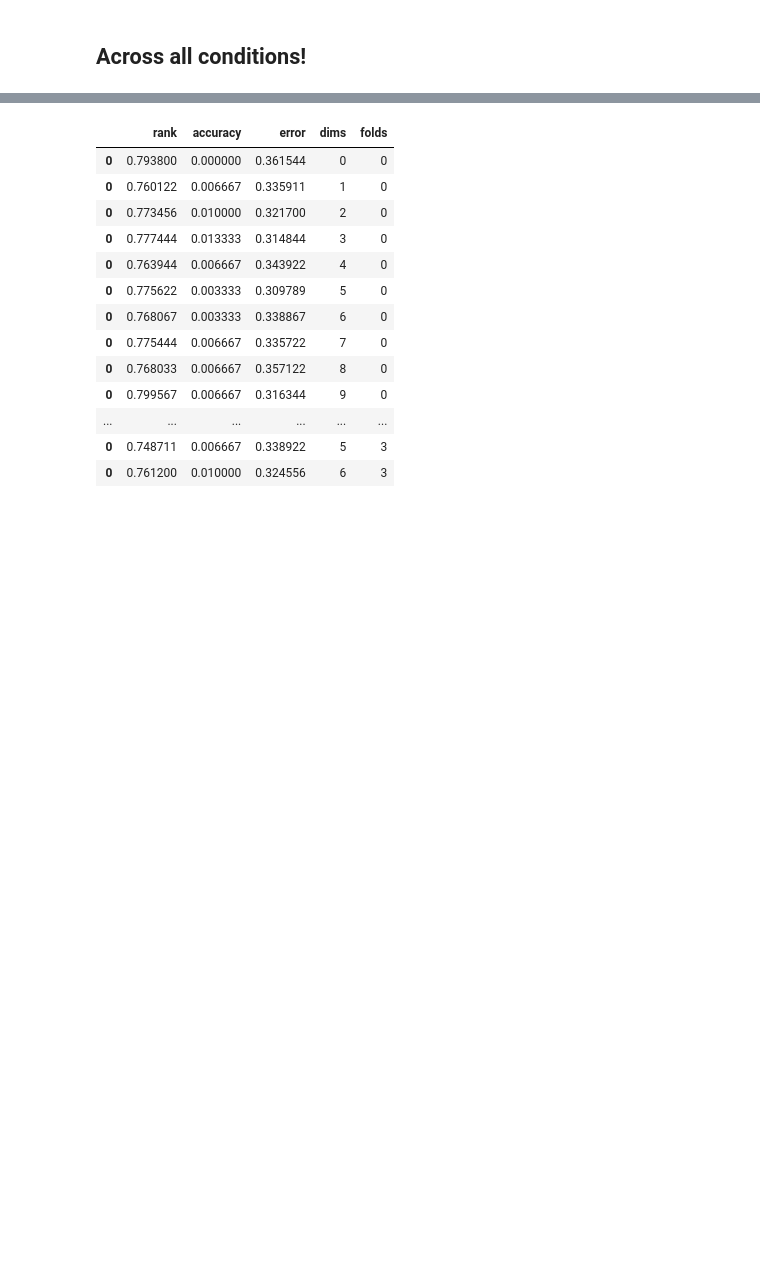
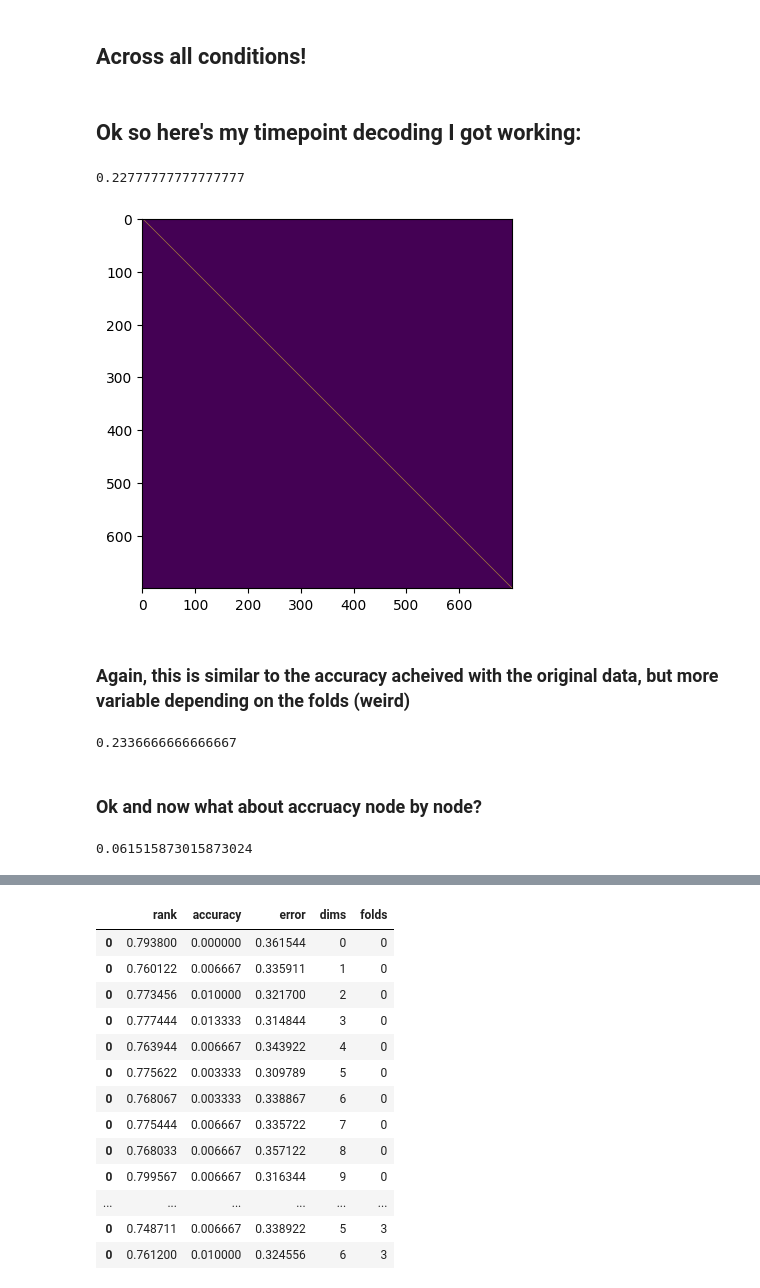
Before and after one commit to the-brAIn-lab/arch_analysis, a Jupyter notebook: notebooks/arch_decode.ipynb, the cells around one changed output, grey strips where cells are left out. Cells and saved outputs as stored; diff of their text form; code cells hidden in the pictures; blank space fills up the shorter version.

```diff
--- a/notebooks/arch_decode.ipynb
+++ b/notebooks/arch_decode.ipynb
@@ -520,3 +709,5 @@ fig.savefig(os.path.join('htfa_node_counts.pdf'), bbox_inches='tight')
 ## Across all conditions!
 # %%
 my_cmap = ListedColormap(network_colors.values())
+# %% [markdown]
+## Ok so here's my timepoint decoding I got working:
@@ -522,0 +737,3 @@ my_cmap = ListedColormap(network_colors.values())
+# %%
+coefficients_v_700 = np.load('coefficients_v_700.npy')
+archetypes_v_700 = np.load('archetypes_v_700.npy')
@@ -522,0 +767,11 @@ my_cmap = ListedColormap(network_colors.values())
+# %%
+results_pd.accuracy.mean()
+# %% [output]
+0.22777777777777777
+# %%
+plt.imshow(coefficients_v_700)
+plt.show()
+# %% [output]
+[figure, added]
+# %% [markdown]
+### Again, this is similar to the accuracy acheived with the original data, but more variable depending on the folds (weird)
@@ -522,0 +801,6 @@ my_cmap = ListedColormap(network_colors.values())
+# %%
+results_pd_og.accuracy.mean()
+# %% [output]
+0.2336666666666667
+# %% [markdown]
+### Ok and now what about accruacy node by node?
@@ -522,0 +839,4 @@ my_cmap = ListedColormap(network_colors.values())
+# %%
+results_pd_node.accuracy.mean()
+# %% [output]
+0.061515873015873024
```
Also changed, not shown: parts of 16 cells of this notebook, 37 other files.
